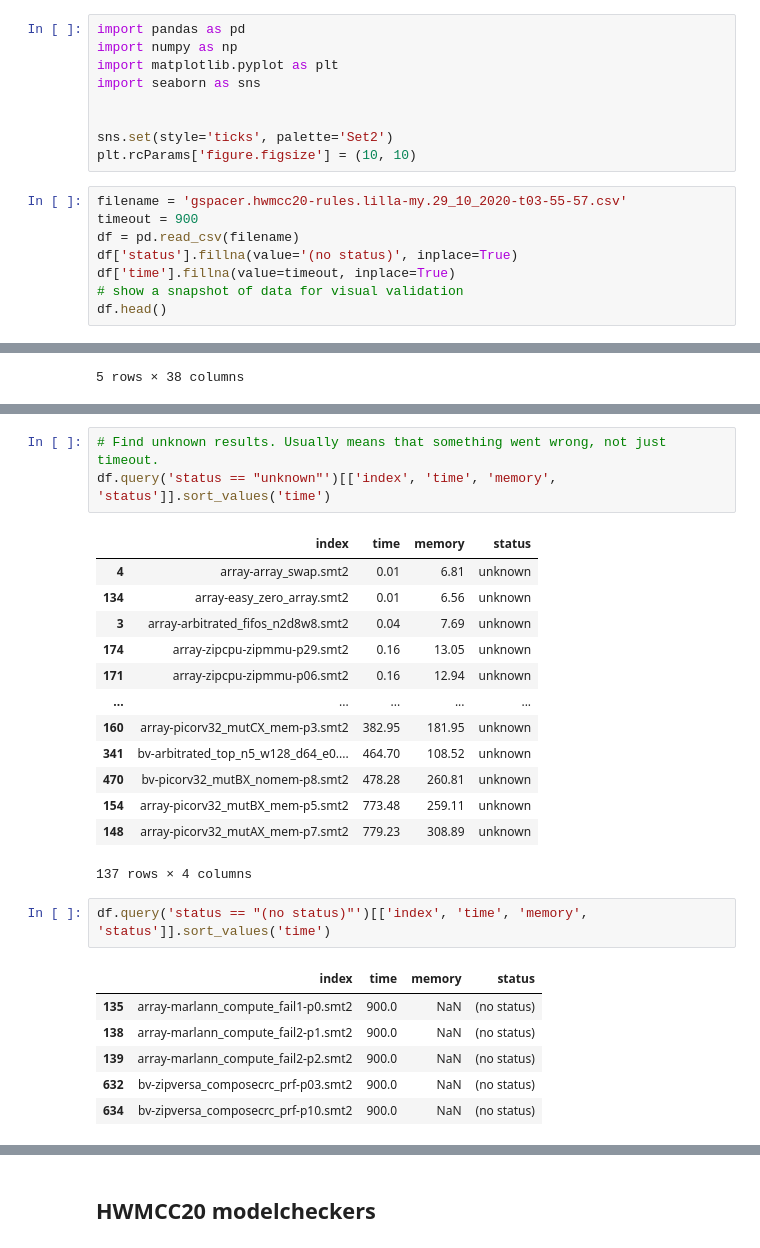
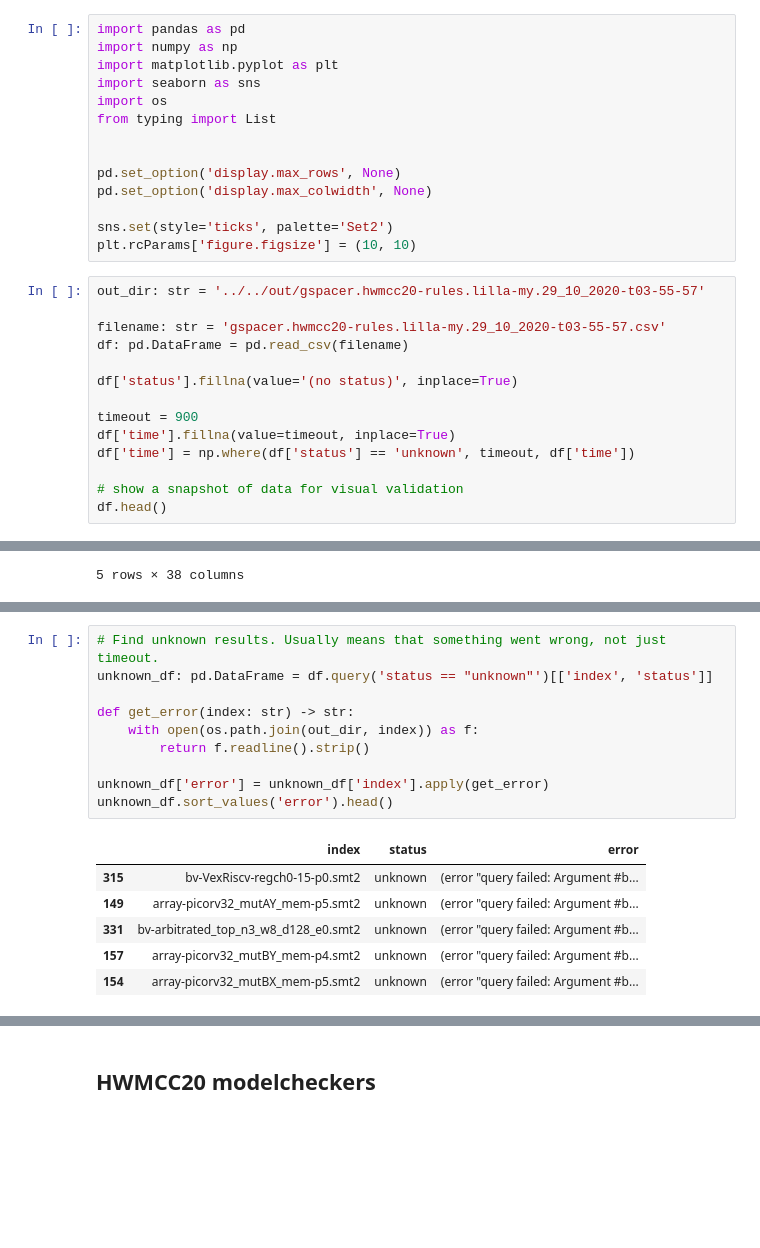
Before and after one commit to stepwise-alan/exp-hwmcc, a Jupyter notebook: jupyter/gspacer-hwmcc20-rules-oct29/analysis.ipynb, the cells around one changed output, grey strips where cells are left out. Saved outputs shown, nothing was run; the diff lists cells and outputs as text; blank space fills up the shorter version.

```diff
--- a/jupyter/gspacer-hwmcc20-rules-oct29/analysis.ipynb
+++ b/jupyter/gspacer-hwmcc20-rules-oct29/analysis.ipynb
@@ -8,16 +8,27 @@ import pandas as pd
 import numpy as np
 import matplotlib.pyplot as plt
 import seaborn as sns
+import os
+from typing import List
 
+
+pd.set_option('display.max_rows', None)
+pd.set_option('display.max_colwidth', None)
 
 sns.set(style='ticks', palette='Set2')
 plt.rcParams['figure.figsize'] = (10, 10)
 # %%
-filename = 'gspacer.hwmcc20-rules.lilla-my.29_10_2020-t03-55-57.csv'
+out_dir: str = '../../out/gspacer.hwmcc20-rules.lilla-my.29_10_2020-t03-55-57'
+
+filename: str = 'gspacer.hwmcc20-rules.lilla-my.29_10_2020-t03-55-57.csv'
+df: pd.DataFrame = pd.read_csv(filename)
+
+df['status'].fillna(value='(no status)', inplace=True)
+
 timeout = 900
-df = pd.read_csv(filename)
-df['status'].fillna(value='(no status)', inplace=True)
 df['time'].fillna(value=timeout, inplace=True)
+df['time'] = np.where(df['status'] == 'unknown', timeout, df['time'])
+
 # show a snapshot of data for visual validation
 df.head()
 # %% [output]
@@ -42,26 +62,17 @@ df[['status', 'index']].groupby(['status']).count()
 # %%
 # Find unknown results. Usually means that something went wrong, not just timeout.
-df.query('status == "unknown"')[['index', 'time', 'memory', 'status']].sort_values('time')
+unknown_df: pd.DataFrame = df.query('status == "unknown"')[['index', 'status']]
+
+def get_error(index: str) -> str:
+    with open(os.path.join(out_dir, index)) as f:
+        return f.readline().strip()
+
+unknown_df['error'] = unknown_df['index'].apply(get_error)
+unknown_df.sort_values('error').head()
 # %% [output]
-|  | index | time | memory | status |
-| 4 | array-array_swap.smt2 | 0.01 | 6.81 | unknown |
-| 134 | array-easy_zero_array.smt2 | 0.01 | 6.56 | unknown |
-| 3 | array-arbitrated_fifos_n2d8w8.smt2 | 0.04 | 7.69 | unknown |
-| 174 | array-zipcpu-zipmmu-p29.smt2 | 0.16 | 13.05 | unknown |
-| 171 | array-zipcpu-zipmmu-p06.smt2 | 0.16 | 12.94 | unknown |
-| ... | ... | ... | ... | ... |
-| 160 | array-picorv32_mutCX_mem-p3.smt2 | 382.95 | 181.95 | unknown |
-| 341 | bv-arbitrated_top_n5_w128_d64_e0.... | 464.70 | 108.52 | unknown |
-| 470 | bv-picorv32_mutBX_nomem-p8.smt2 | 478.28 | 260.81 | unknown |
-| 154 | array-picorv32_mutBX_mem-p5.smt2 | 773.48 | 259.11 | unknown |
-| 148 | array-picorv32_mutAX_mem-p7.smt2 | 779.23 | 308.89 | unknown |
+|  | index | status | error |
+| 315 | bv-VexRiscv-regch0-15-p0.smt2 | unknown | (error "query failed: Argument #b... |
+| 149 | array-picorv32_mutAY_mem-p5.smt2 | unknown | (error "query failed: Argument #b... |
+| 331 | bv-arbitrated_top_n3_w8_d128_e0.smt2 | unknown | (error "query failed: Argument #b... |
+| 157 | array-picorv32_mutBY_mem-p4.smt2 | unknown | (error "query failed: Argument #b... |
+| 154 | array-picorv32_mutBX_mem-p5.smt2 | unknown | (error "query failed: Argument #b... |
-137 rows × 4 columns
-# %%
-df.query('status == "(no status)"')[['index', 'time', 'memory', 'status']].sort_values('time')
-# %% [output]
-|  | index | time | memory | status |
-| 135 | array-marlann_compute_fail1-p0.smt2 | 900.0 | NaN | (no status) |
-| 138 | array-marlann_compute_fail2-p1.smt2 | 900.0 | NaN | (no status) |
-| 139 | array-marlann_compute_fail2-p2.smt2 | 900.0 | NaN | (no status) |
-| 632 | bv-zipversa_composecrc_prf-p03.smt2 | 900.0 | NaN | (no status) |
-| 634 | bv-zipversa_composecrc_prf-p10.smt2 | 900.0 | NaN | (no status) |
```
Also changed, not shown: parts of 23 cells of this notebook.
